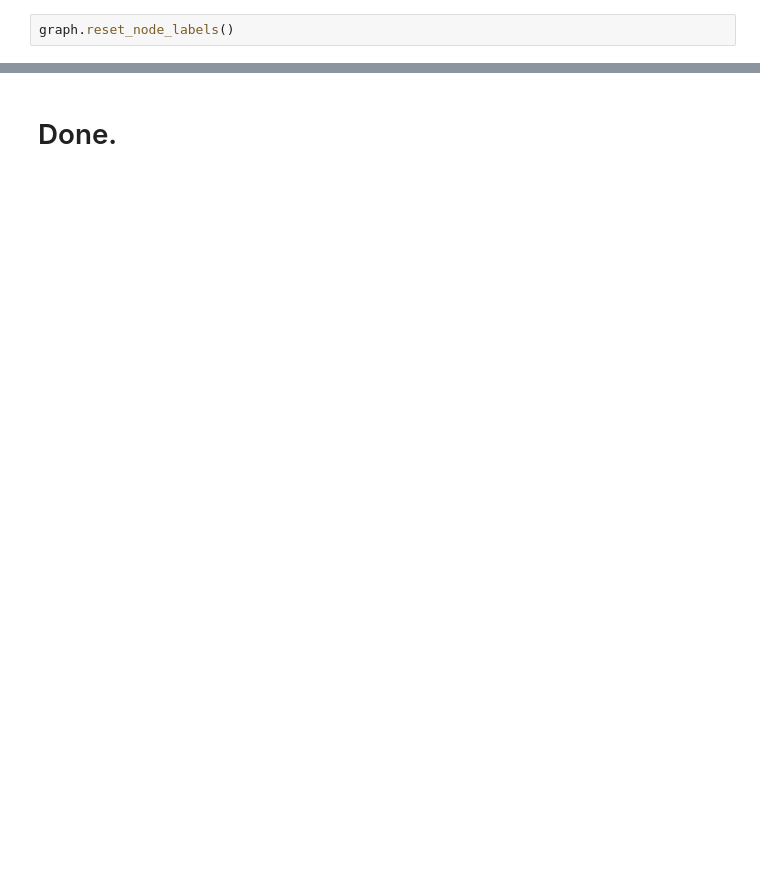
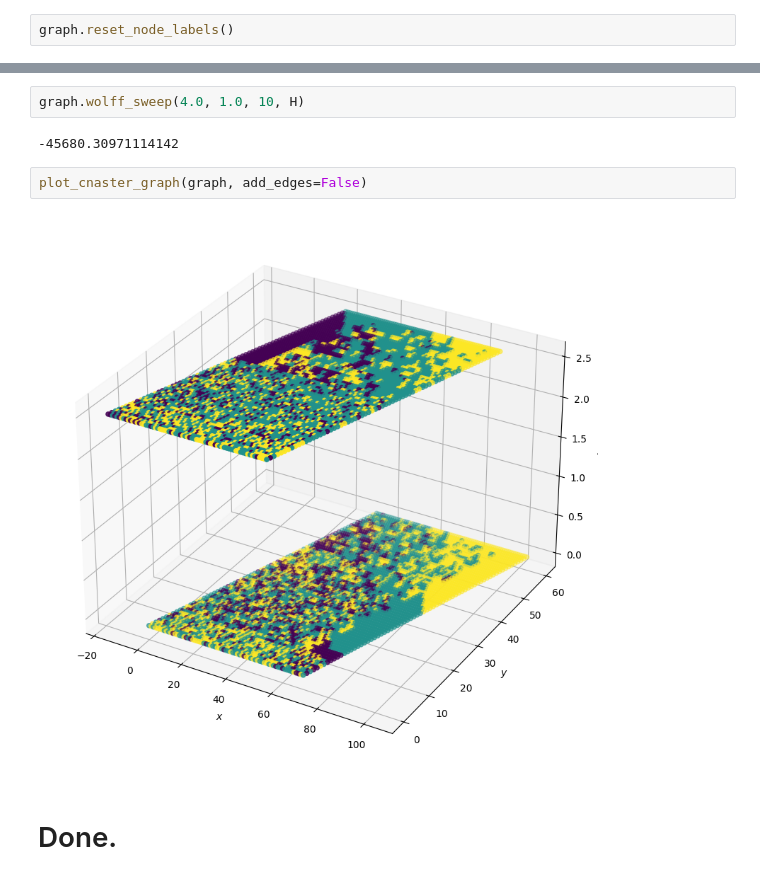
Before and after one commit to michaelJwilson/cnaster, a Jupyter notebook: docs/nb/sim.ipynb, the cells around one changed output, grey strips where cells are left out. Drawn from its saved outputs; the diff is of its cells as text; blank space fills up the shorter version.

```diff
--- a/docs/nb/sim.ipynb
+++ b/docs/nb/sim.ipynb
@@ -140,2 +140,10 @@ plot_cnaster_graph(graph, add_edges=False)
+# %%
+graph.wolff_sweep(4.0, 1.0, 10, H)
+# %% [output]
+-45680.30971114142
+# %%
+plot_cnaster_graph(graph, add_edges=False)
+# %% [output]
+[figure, added]
 # %% [markdown]
 # Done.
```
Also changed, not shown: parts of 5 cells of this notebook, 1 other file.
